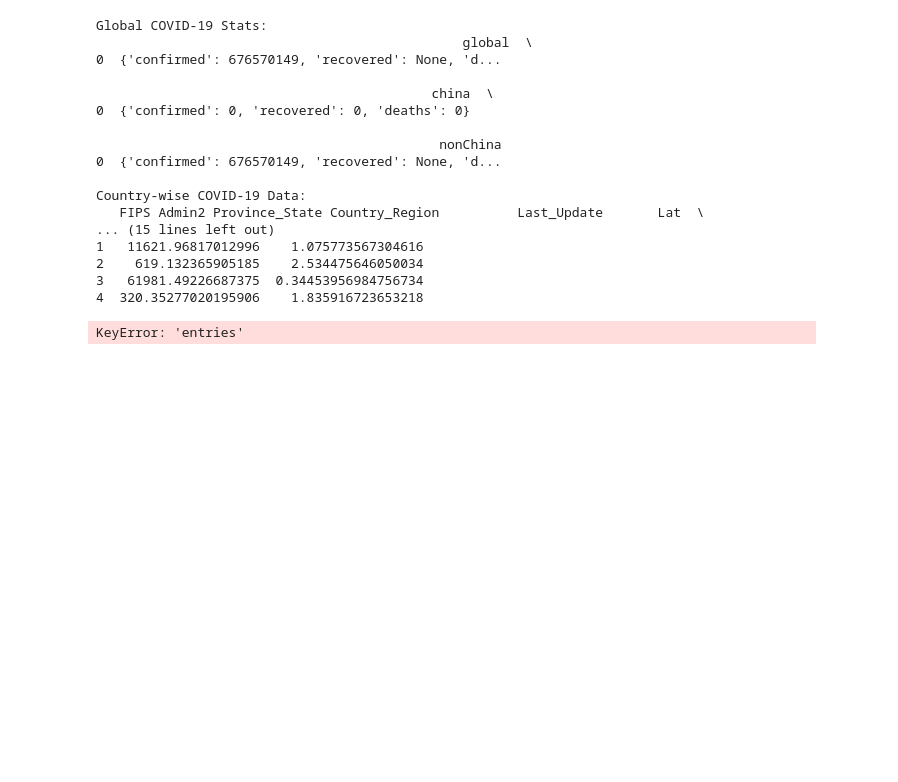
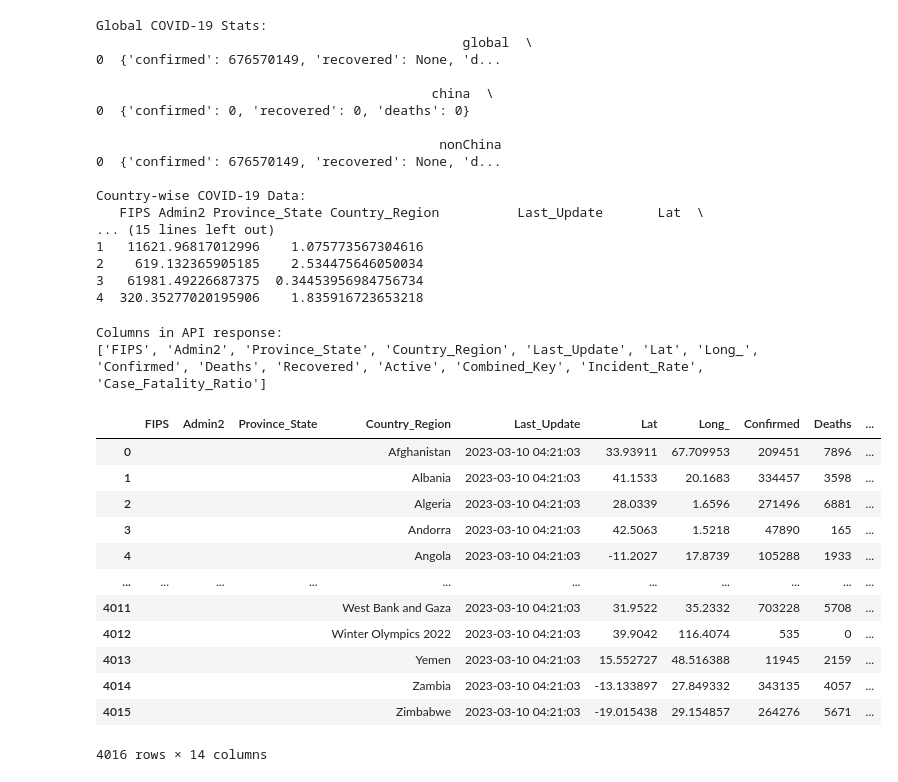
Before and after one commit to adaire2/DS2002-Project-1, a Jupyter notebook: DS2002_Project.ipynb, the cells around one changed output. Drawn from its saved outputs; the diff is of its cells as text; code cells hidden in the pictures; blank space fills up the shorter version.

```diff
--- a/DS2002_Project.ipynb
+++ b/DS2002_Project.ipynb
@@ -83,27 +83,41 @@ Country-wise COVID-19 Data:
 # %%
 
 def fetch_remote_data2(api_url):
     try:
         response = requests.get(api_url)
         response.raise_for_status()  # Raise an error for bad responses
         data = response.json()
 
         # Convert to DataFrame
-        df = pd.DataFrame(data["entries"])  # Adjust if your API has a different structure
+        df = pd.DataFrame(data["rawData"])  # Adjust if your API has a different structure
 
         # Print column names only
         print("Columns in API response:")
         print(list(df.columns))
 
         return df
     except requests.exceptions.RequestException as e:
         print(f"Error fetching data: {e}")
         return None
 
 # Call function to check column names
 fetch_remote_data2(api_url)
 # %% [output]
-KeyError: 'entries'
+Columns in API response:
+['FIPS', 'Admin2', 'Province_State', 'Country_Region', 'Last_Update', 'Lat', 'Long_', 'Confirmed', 'Deaths', 'Recovered', 'Active', 'Combined_Key', 'Incident_Rate', 'Case_Fatality_Ratio']
+|  | FIPS | Admin2 | Province_State | Country_Region | Last_Update | Lat | Long_ | Confirmed | Deaths | ... |
+| 0 |  |  |  | Afghanistan | 2023-03-10 04:21:03 | 33.93911 | 67.709953 | 209451 | 7896 | ... |
+| 1 |  |  |  | Albania | 2023-03-10 04:21:03 | 41.1533 | 20.1683 | 334457 | 3598 | ... |
+| 2 |  |  |  | Algeria | 2023-03-10 04:21:03 | 28.0339 | 1.6596 | 271496 | 6881 | ... |
+| 3 |  |  |  | Andorra | 2023-03-10 04:21:03 | 42.5063 | 1.5218 | 47890 | 165 | ... |
+| 4 |  |  |  | Angola | 2023-03-10 04:21:03 | -11.2027 | 17.8739 | 105288 | 1933 | ... |
+| ... | ... | ... | ... | ... | ... | ... | ... | ... | ... | ... |
+| 4011 |  |  |  | West Bank and Gaza | 2023-03-10 04:21:03 | 31.9522 | 35.2332 | 703228 | 5708 | ... |
+| 4012 |  |  |  | Winter Olympics 2022 | 2023-03-10 04:21:03 | 39.9042 | 116.4074 | 535 | 0 | ... |
+| 4013 |  |  |  | Yemen | 2023-03-10 04:21:03 | 15.552727 | 48.516388 | 11945 | 2159 | ... |
+| 4014 |  |  |  | Zambia | 2023-03-10 04:21:03 | -13.133897 | 27.849332 | 343135 | 4057 | ... |
+| 4015 |  |  |  | Zimbabwe | 2023-03-10 04:21:03 | -19.015438 | 29.154857 | 264276 | 5671 | ... |
+4016 rows × 14 columns
 # %%
 # Function to load local CSV or JSON
 def load_local_data(file_path):
```
